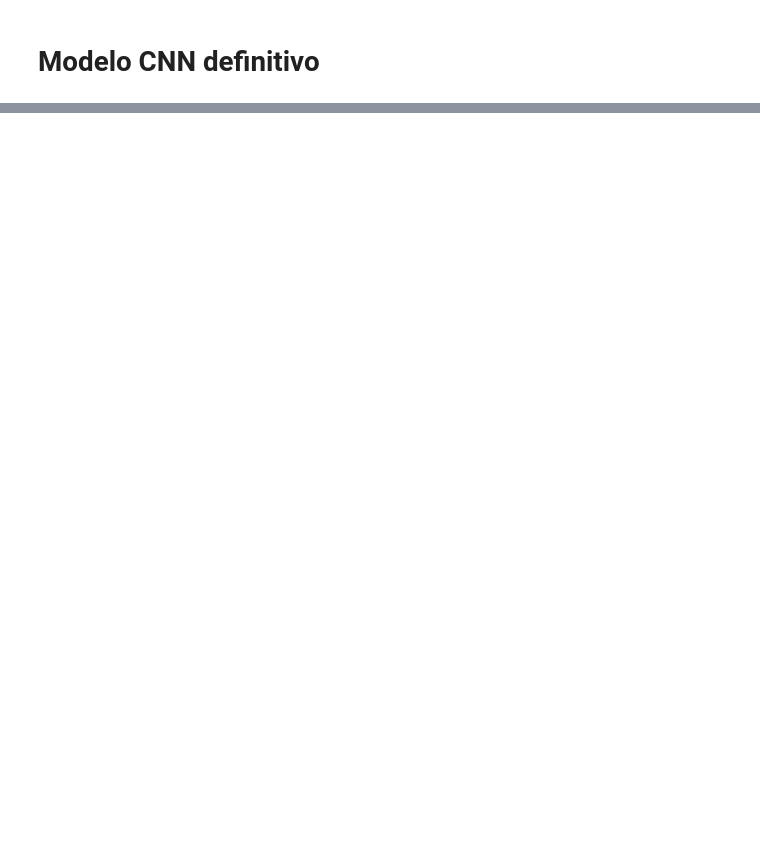
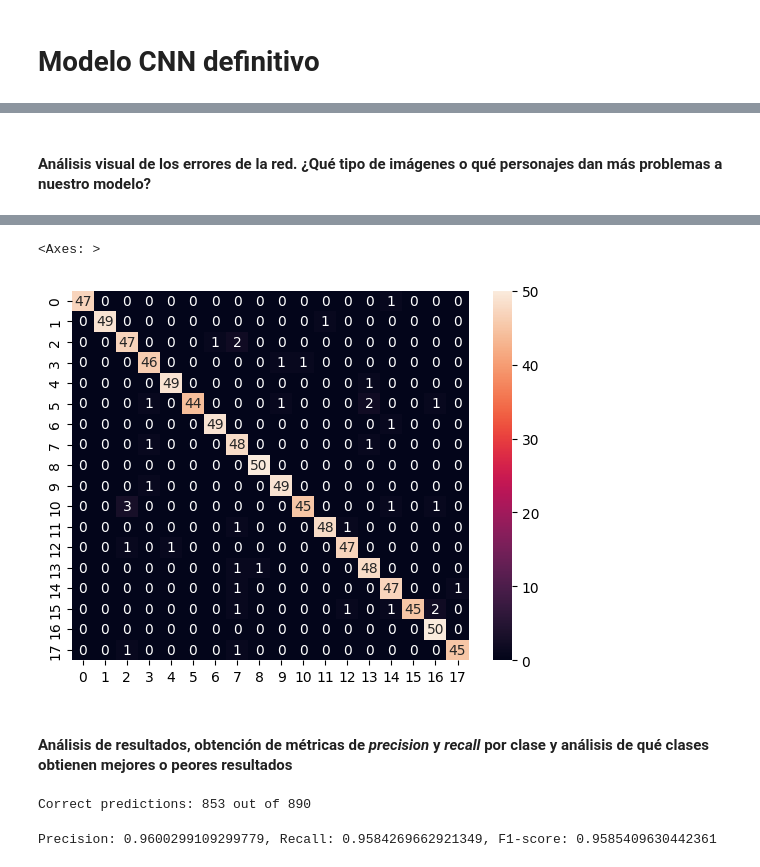
Before and after one commit to Jesus-Almansa/Redes-Neuronales-Convolucionales, a Jupyter notebook: The_Simpson_Redes_Neuronales_Convolucionales_CNN.ipynb, the cells around one changed output, grey strips where cells are left out. Cells and saved outputs as stored; diff of their text form; code cells hidden in the pictures; blank space fills up the shorter version.

```diff
--- a/The_Simpson_Redes_Neuronales_Convolucionales_CNN.ipynb
+++ b/The_Simpson_Redes_Neuronales_Convolucionales_CNN.ipynb
@@ -313,0 +329,17 @@ Alcanzado el 0.85% de precisión, se cancela el entrenamiento!!
+# %% [markdown]
+#### Análisis visual de los errores de la red. ¿Qué tipo de imágenes o qué personajes dan más problemas a nuestro modelo?
+# %%
+from sklearn.metrics import confusion_matrix
+import seaborn as sns
+
+# Obtén las predicciones del modelo
+y_pred = model.predict(X_test_scaled)
+y_pred_classes = np.argmax(y_pred, axis=1)
+y_test_classes = np.argmax(y_test, axis=1)
+
+# Crea la matriz de confusión
+cm = confusion_matrix(y_test_classes, y_pred_classes)
+
+# Visualiza la matriz de confusión
+sns.heatmap(cm, annot=True, fmt='d')
+# %% [output]
@@ -313,0 +347,21 @@ Alcanzado el 0.85% de precisión, se cancela el entrenamiento!!
+<Axes: >
+[figure, added]
+# %% [markdown]
+#### Análisis de resultados, obtención de métricas de *precision* y *recall* por clase y análisis de qué clases obtienen mejores o peores resultados
+# %%
+correct_predictions = np.sum(y_pred_classes == y_test_classes)
+
+print(f'Correct predictions: {correct_predictions} out of {len(y_test_classes)}')
+# %% [output]
+Correct predictions: 853 out of 890
+# %%
+from sklearn.metrics import precision_score, recall_score, f1_score, confusion_matrix
+
+# Calcula precisión, recall y F1-score
+precision = precision_score(y_test_classes, y_pred_classes, average='weighted')
+recall = recall_score(y_test_classes, y_pred_classes, average='weighted')
+f1 = f1_score(y_test_classes, y_pred_classes, average='weighted')
+
+print(f'Precision: {precision}, Recall: {recall}, F1-score: {f1}')
+# %% [output]
+Precision: 0.9600299109299779, Recall: 0.9584269662921349, F1-score: 0.9585409630442361
```
Also changed, not shown: parts of 31 cells of this notebook, 2 other files.
